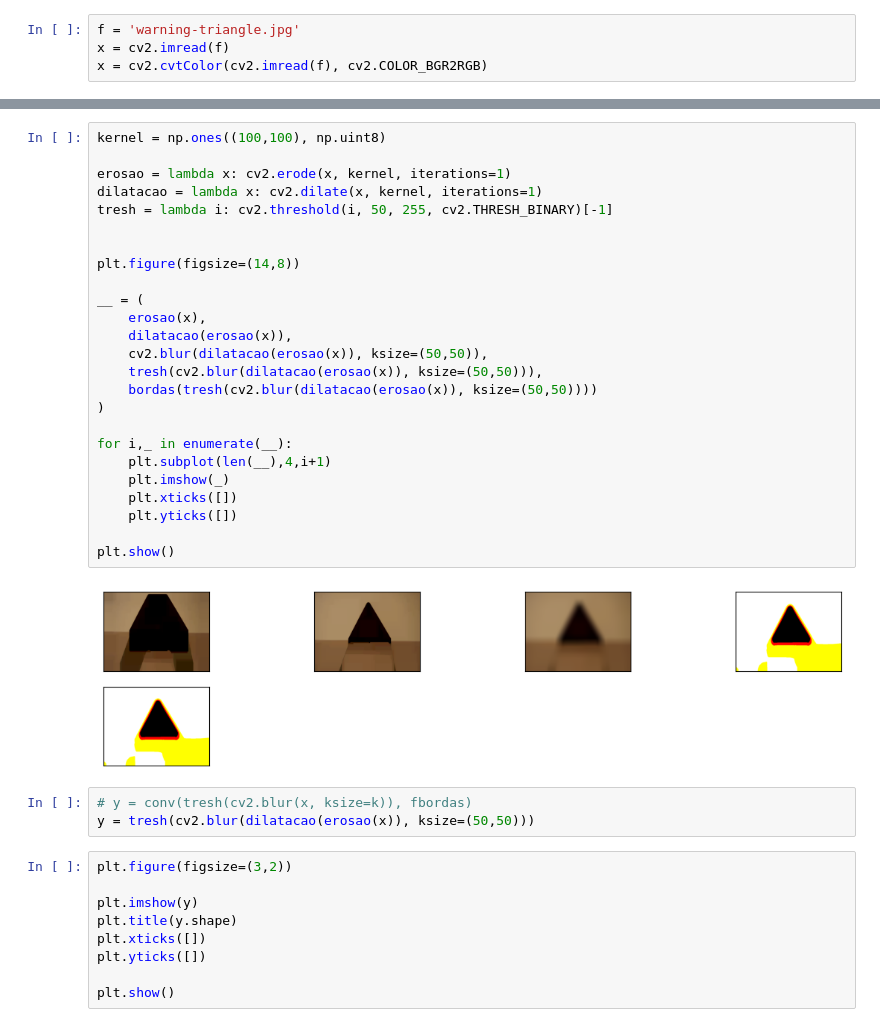
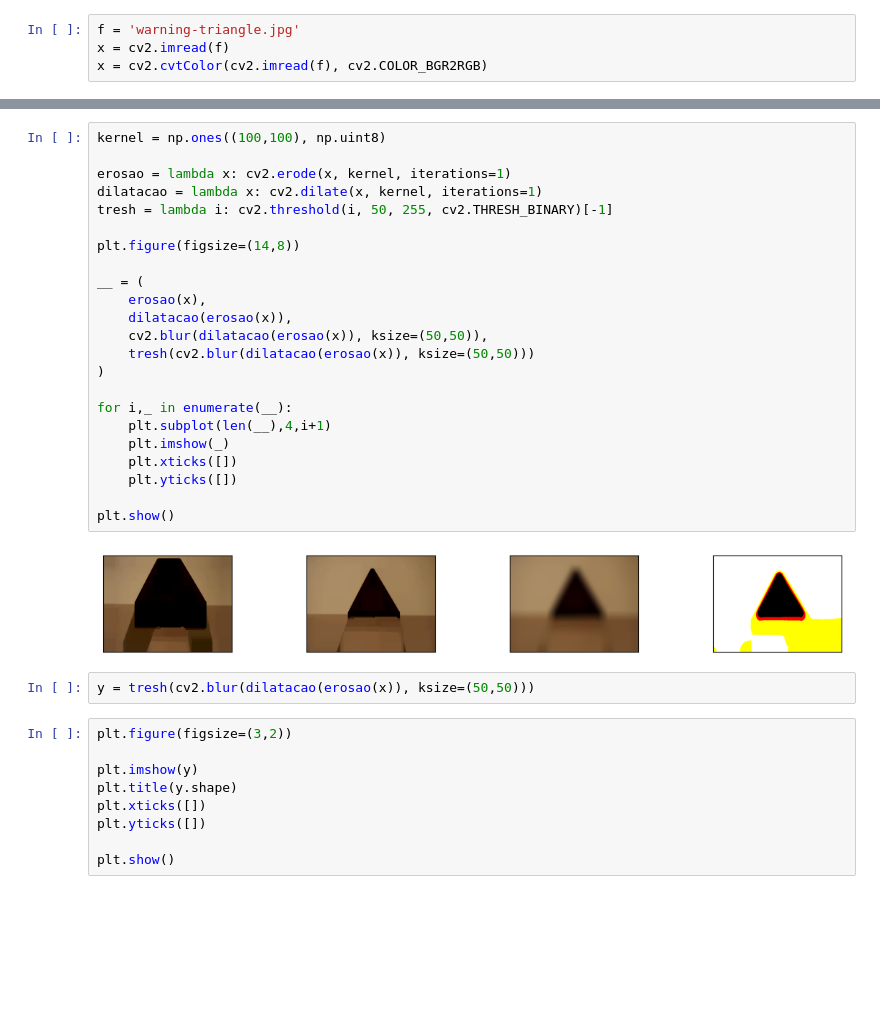
Before and after one commit to htbrandao/ppgi-proc-img, a Jupyter notebook: trab07/trab07.ipynb, the cells around one changed output, grey strips where cells are left out. Drawn from its saved outputs; the diff is of its cells as text; blank space fills up the shorter version.

```diff
--- a/trab07/trab07.ipynb
+++ b/trab07/trab07.ipynb
@@ -66,32 +40,29 @@ x = cv2.cvtColor(cv2.imread(f), cv2.COLOR_BGR2RGB)
 # %%
 kernel = np.ones((100,100), np.uint8)
 
 erosao = lambda x: cv2.erode(x, kernel, iterations=1)
 dilatacao = lambda x: cv2.dilate(x, kernel, iterations=1)
 tresh = lambda i: cv2.threshold(i, 50, 255, cv2.THRESH_BINARY)[-1]
 
-
 plt.figure(figsize=(14,8))
 
 __ = (
     erosao(x),
     dilatacao(erosao(x)),
     cv2.blur(dilatacao(erosao(x)), ksize=(50,50)),
-    tresh(cv2.blur(dilatacao(erosao(x)), ksize=(50,50))),
-    bordas(tresh(cv2.blur(dilatacao(erosao(x)), ksize=(50,50))))
+    tresh(cv2.blur(dilatacao(erosao(x)), ksize=(50,50)))
 )
 
 for i,_ in enumerate(__):
     plt.subplot(len(__),4,i+1)
     plt.imshow(_)
     plt.xticks([])
     plt.yticks([])
 
 plt.show()
 # %% [output]
-[figure, old version]
+[figure, new version]
 # %%
-# y = conv(tresh(cv2.blur(x, ksize=k)), fbordas)
 y = tresh(cv2.blur(dilatacao(erosao(x)), ksize=(50,50)))
 # %%
 plt.figure(figsize=(3,2))
```
Also changed, not shown: parts of 5 cells of this notebook.
